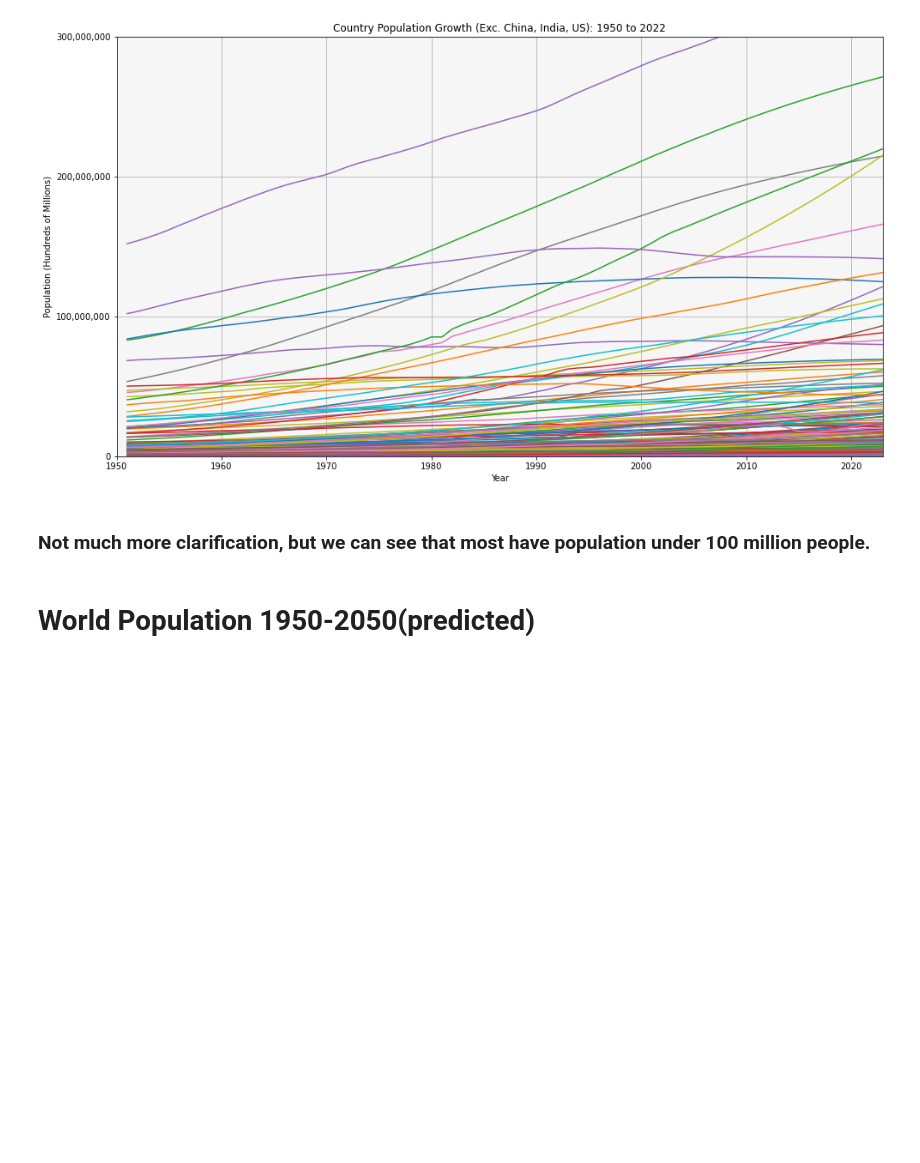
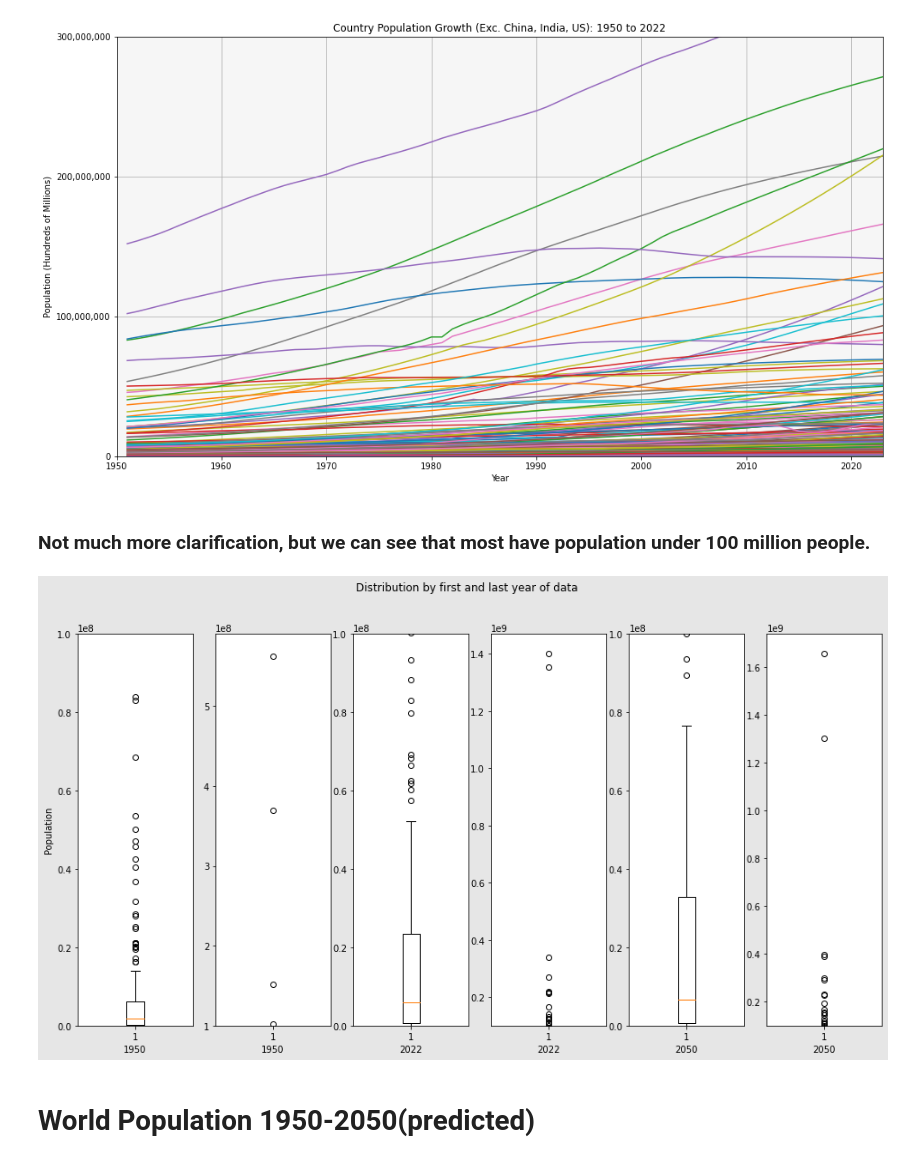
Before and after one commit to etclark3/indiv_project, a Jupyter notebook: final_notebook.ipynb, the cells around one changed output. Saved outputs shown, nothing was run; the diff lists cells and outputs as text; code cells hidden in the pictures; blank space fills up the shorter version.

```diff
--- a/final_notebook.ipynb
+++ b/final_notebook.ipynb
@@ -162,6 +162,11 @@ exclude(df)
 [figure]
 # %% [markdown]
 ### Not much more clarification, but we can see that most have population under 100 million people.
+# %%
+# Boxplot showing distributions for first, current, and last year of data
+dist(df)
+# %% [output]
+[figure, added]
 # %% [markdown]
 # World Population 1950-2050(predicted)
 # %%
```
Also changed, not shown: parts of 1 cell of this notebook.
